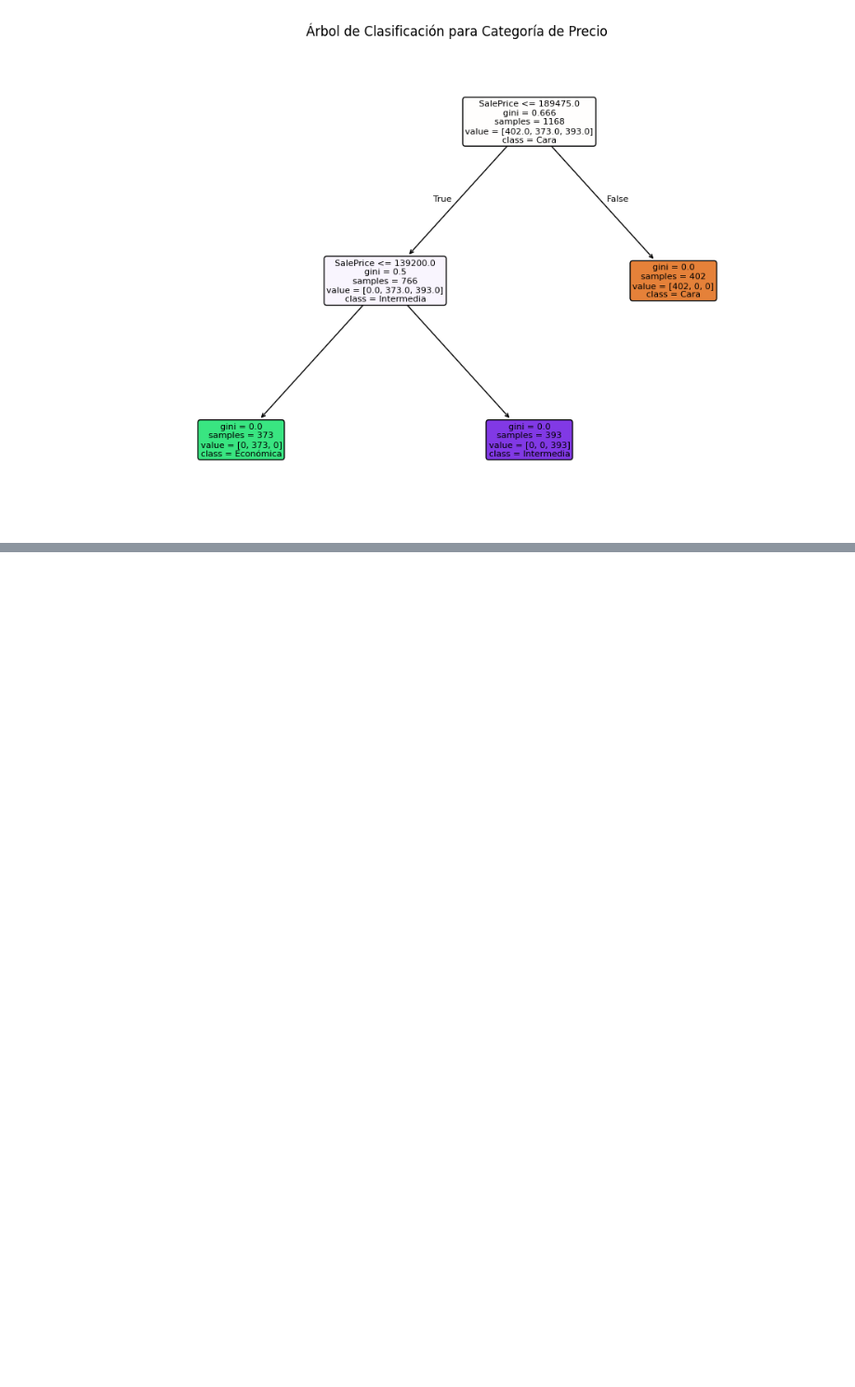
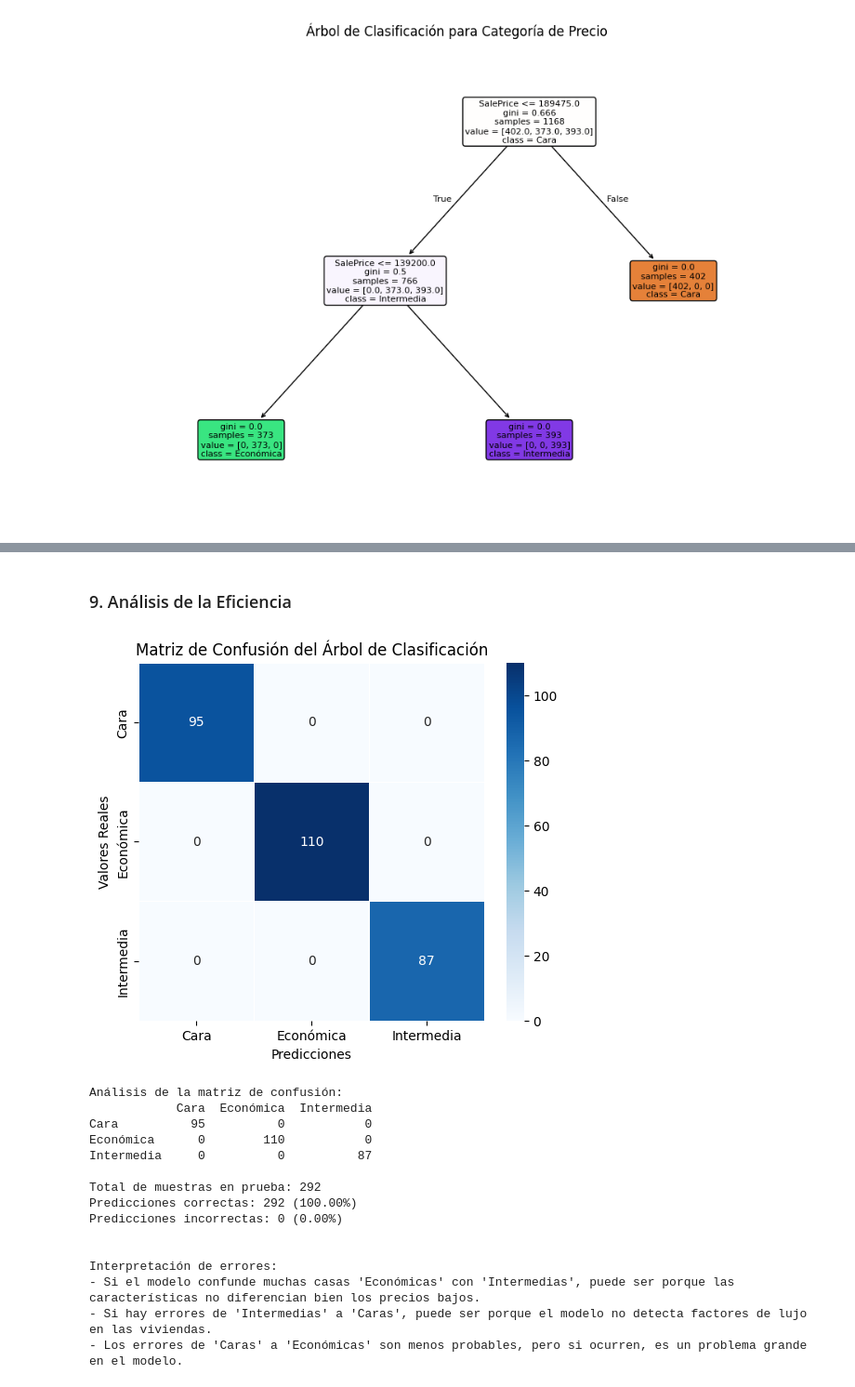
Before and after one commit to EstebanZG999/HT4Mineria, a Jupyter notebook: src/regresion_arbol.ipynb, the cells around one changed output, grey strips where cells are left out. Shown at 93% size. Cells and saved outputs as stored; diff of their text form; code cells hidden in the pictures; blank space fills up the shorter version.

```diff
--- a/src/regresion_arbol.ipynb
+++ b/src/regresion_arbol.ipynb
@@ -513,0 +564,76 @@ weighted avg       1.00      1.00      1.00       292
+# %% [markdown]
+### 9. Análisis de la Eficiencia
+# %%
+from sklearn.metrics import confusion_matrix
+import seaborn as sns
+import matplotlib.pyplot as plt
+import numpy as np
+
+# Obtener la matriz de confusión
+conf_matrix = confusion_matrix(y_test, y_pred, labels=tree_classifier.classes_)
+
+# Crear un DataFrame para mostrar la matriz con etiquetas
+conf_matrix_df = pd.DataFrame(conf_matrix, index=tree_classifier.classes_, columns=tree_classifier.classes_)
+
+# --------------------------------------------------
+# VISUALIZACIÓN DE LA MATRIZ DE CONFUSIÓN
+# --------------------------------------------------
+
+plt.figure(figsize=(6,5))
+sns.heatmap(conf_matrix_df, annot=True, fmt="d", cmap="Blues", linewidths=0.5)
+plt.xlabel("Predicciones")
+plt.ylabel("Valores Reales")
+plt.title("Matriz de Confusión del Árbol de Clasificación")
+plt.show()
+
+# --------------------------------------------------
+# ANÁLISIS DE ERRORES
+# --------------------------------------------------
+
+print("\nAnálisis de la matriz de confusión:")
+print(conf_matrix_df)
+
+# Extraer valores importantes
+total_samples = np.sum(conf_matrix)  # Total de muestras en el conjunto de prueba
+correct_predictions = np.trace(conf_matrix)  # Suma de la diagonal principal (predicciones correctas)
+incorrect_predictions = total_samples - correct_predictions  # Errores totales
+
+print(f"\nTotal de muestras en prueba: {total_samples}")
+print(f"Predicciones correctas: {correct_predictions} ({(correct_predictions/total_samples)*100:.2f}%)")
+print(f"Predicciones incorrectas: {incorrect_predictions} ({(incorrect_predictions/total_samples)*100:.2f}%)\n")
+
+# --------------------------------------------------
+# DETECTAR DONDE SE EQUIVOCÓ MÁS EL MODELO
+# --------------------------------------------------
+
+# Encontrar los errores más frecuentes
+error_indices = np.where(conf_matrix > 0)
+for i, j in zip(error_indices[0], error_indices[1]):
+    if i != j:  # Solo errores (fuera de la diagonal)
+        print(f"Error frecuente: {tree_classifier.classes_[i]} → {tree_classifier.classes_[j]} ({conf_matrix[i, j]} veces)")
+
+# --------------------------------------------------
+# INTERPRETACIÓN DE ERRORES
+# --------------------------------------------------
+
+print("\nInterpretación de errores:")
+print("- Si el modelo confunde muchas casas 'Económicas' con 'Intermedias', puede ser porque las características no diferencian bien los precios bajos.")
+print("- Si hay errores de 'Intermedias' a 'Caras', puede ser porque el modelo no detecta factores de lujo en las viviendas.")
+print("- Los errores de 'Caras' a 'Económicas' son menos probables, pero si ocurren, es un problema grande en el modelo.")
+# %% [output]
+[figure, added]
+Análisis de la matriz de confusión:
+            Cara  Económica  Intermedia
+Cara          95          0           0
+Económica      0        110           0
+Intermedia     0          0          87
+
+Total de muestras en prueba: 292
+Predicciones correctas: 292 (100.00%)
+Predicciones incorrectas: 0 (0.00%)
+
+
+Interpretación de errores:
+- Si el modelo confunde muchas casas 'Económicas' con 'Intermedias', puede ser porque las características no diferencian bien los precios bajos.
+- Si hay errores de 'Intermedias' a 'Caras', puede ser porque el modelo no detecta factores de lujo en las viviendas.
+- Los errores de 'Caras' a 'Económicas' son menos probables, pero si ocurren, es un problema grande en el modelo.
```
Also changed, not shown: parts of 2 cells of this notebook.
